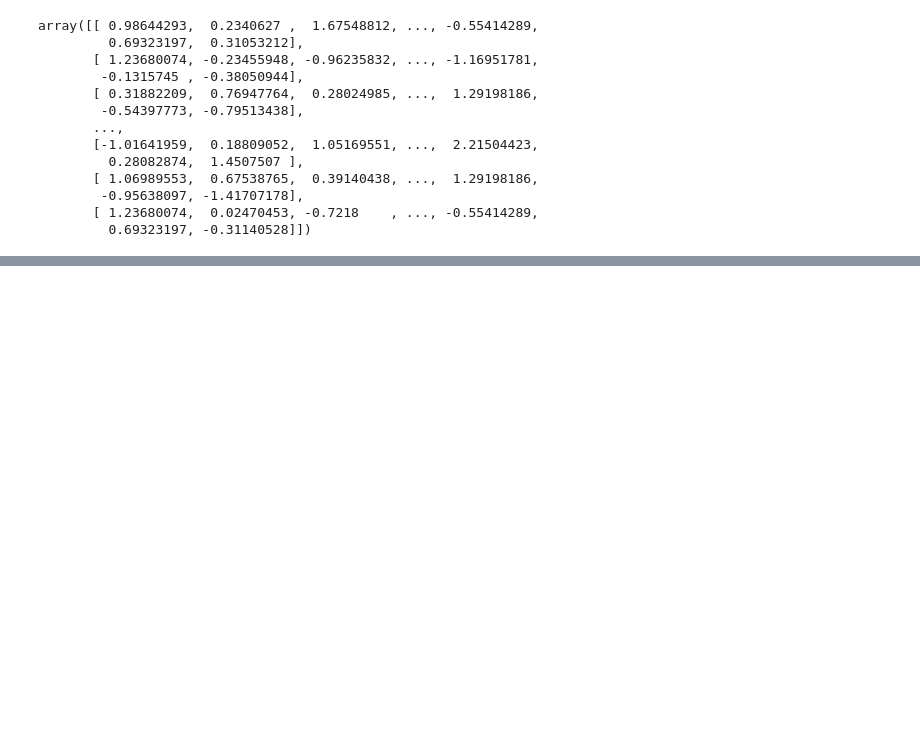
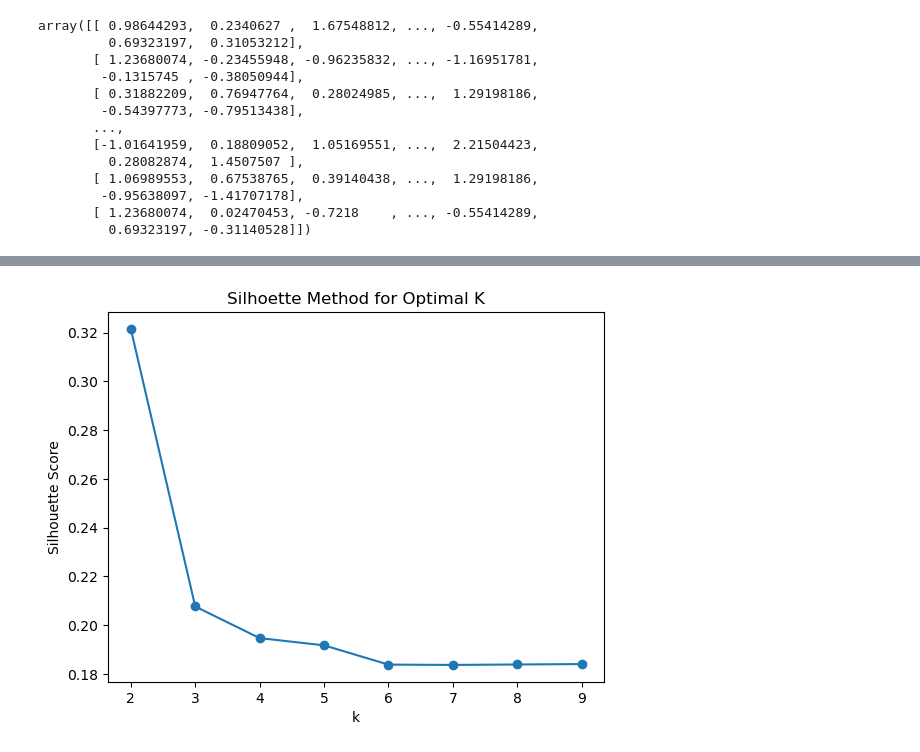
Before and after one commit to ahmetkgurel/Marketing_data_segmentation, a Jupyter notebook: segmentation.ipynb, the cells around one changed output, grey strips where cells are left out. Drawn from its saved outputs; the diff is of its cells as text; code cells hidden in the pictures; blank space fills up the shorter version.

```diff
--- a/segmentation.ipynb
+++ b/segmentation.ipynb
@@ -514,0 +561,8 @@ array([[ 0.98644293,  0.2340627 ,  1.67548812, ..., -0.55414289,
+# %%
+plt.plot(range(2,10), scores, marker ="o")
+plt.xlabel('k')
+plt.ylabel('Silhouette Score')
+plt.title('Silhoette Method for Optimal K')
+plt.show()
+# %% [output]
+[figure, added]
```
Also changed, not shown: parts of 7 cells of this notebook.
